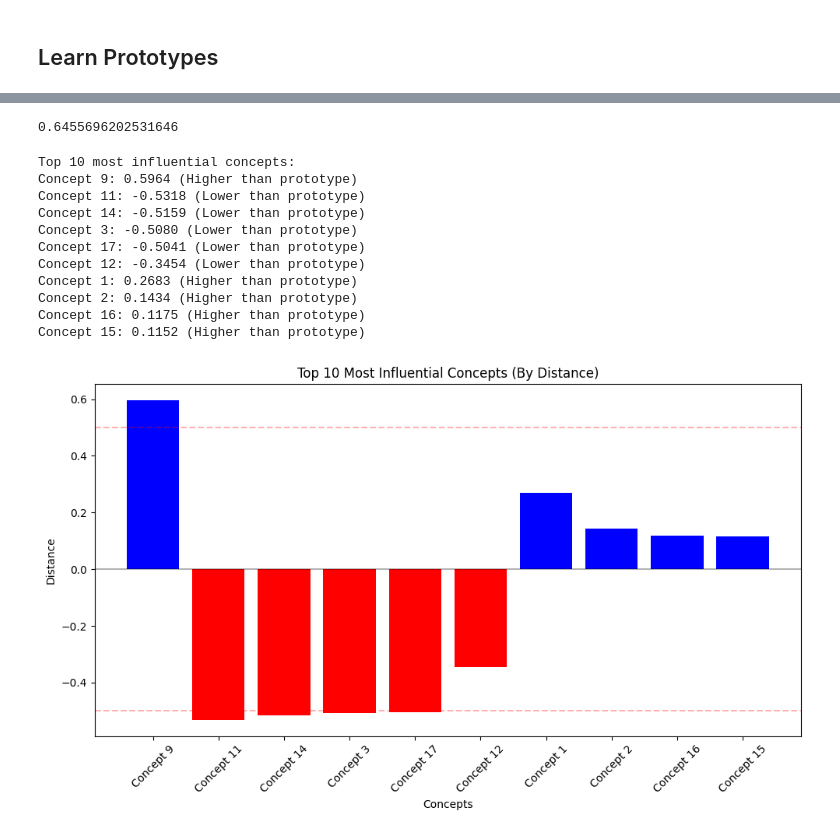
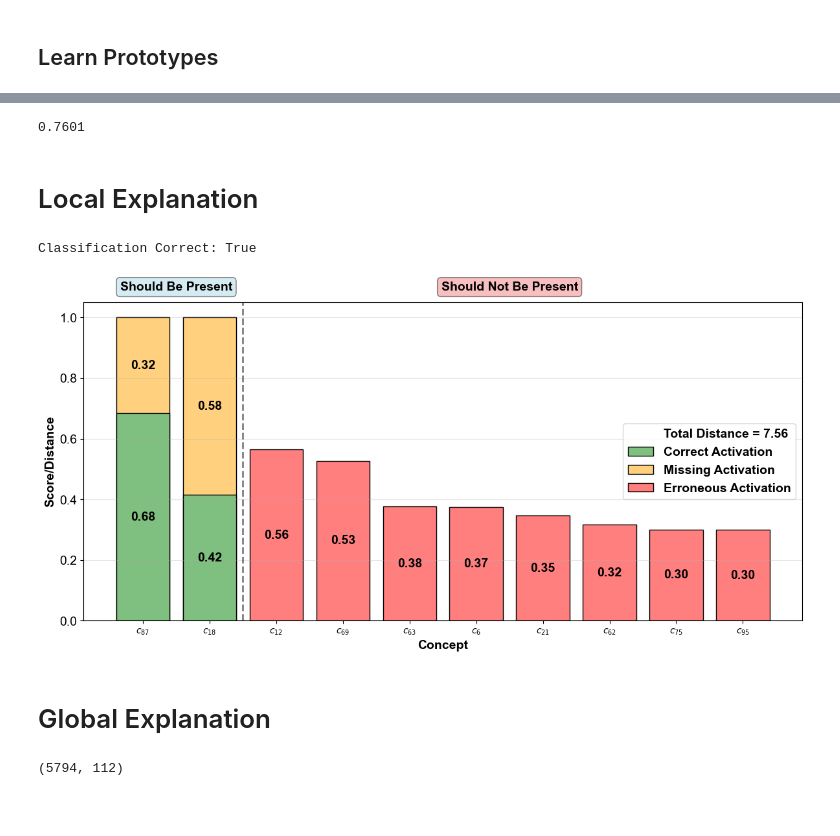
Before and after one commit to patbarry29/clpc-cbm-model, a Jupyter notebook: notebook/phase_2_with_explanation.ipynb, the cells around one changed output, grey strips where cells are left out. Drawn from its saved outputs; the diff is of its cells as text; code cells hidden in the pictures; blank space fills up the shorter version.

Commit message:
implement local and global explanation methods

```diff
--- a/notebook/phase_2_with_explanation.ipynb
+++ b/notebook/phase_2_with_explanation.ipynb
@@ -1,6 +1,6 @@
 # %%
 datasets = ['CUB', 'Derm7pt', 'RIVAL10']
-use_dataset = datasets[1]
+use_dataset = datasets[0]
 # %%
 import os
 import sys
@@ -325,6 +121,6 @@ Best accuracy of 57.63% achieved at epoch 20
 # %%
 real_labels = Y_test.argmax(dim=1)
 predictions = model.predict(X_test)
-(predictions == real_labels).sum().item()/len(predictions)
+round((predictions == real_labels).sum().item()/len(predictions), 4)
 # %% [output]
-0.6455696202531646
+0.7601
@@ -334,55 +127,12 @@ dists = model.explanation(X_test[0], None)
-# %%
-import matplotlib.pyplot as plt
-
-# Convert tensor to numpy for easier visualization
-dists_np = dists[0].cpu().detach().numpy()
-
-# Sort the data by absolute distance values (largest distances first)
-sorted_indices = np.argsort(np.abs(dists_np))[::-1]
-sorted_dists = dists_np[sorted_indices]
-
-# Take only the top 10 most important concepts
-top_k = 10
-sorted_indices = sorted_indices[:top_k]
-sorted_dists = sorted_dists[:top_k]
-
-# Create concept names
-sorted_concept_names = [f"Concept {i+1}" for i in sorted_indices]
-
-# Create a color map (red for negative, blue for positive)
-colors = ['red' if x < 0 else 'blue' for x in sorted_dists]
-
-# Create a bar plot with sorted values
-plt.figure(figsize=(10, 6))
-plt.bar(range(len(sorted_dists)), sorted_dists, color=colors)
-plt.xticks(range(len(sorted_dists)), sorted_concept_names, rotation=45)
-plt.title("Top 10 Most Influential Concepts (By Distance)")
-plt.xlabel("Concepts")
-plt.ylabel("Distance")
-plt.axhline(y=0, color='black', linestyle='-', alpha=0.3)
-plt.axhline(y=0.5, color='red', linestyle='--', alpha=0.3, label='False Positive')
-plt.axhline(y=-0.5, color='red', linestyle='--', alpha=0.3, label='False Negative')
-plt.tight_layout()
-
-# Print the top most influential concepts
-print("Top 10 most influential concepts:")
-for i in range(len(sorted_indices)):
-    idx = sorted_indices[i]
-    value = dists_np[idx]
-    direction = "Higher than prototype" if value > 0 else "Lower than prototype"
-    print(f"Concept {idx+1}: {value:.4f} ({direction})")
-
-plt.show()
-# %% [output]
-Top 10 most influential concepts:
-Concept 9: 0.5964 (Higher than prototype)
-Concept 11: -0.5318 (Lower than prototype)
-Concept 14: -0.5159 (Lower than prototype)
-Concept 3: -0.5080 (Lower than prototype)
-Concept 17: -0.5041 (Lower than prototype)
-Concept 12: -0.3454 (Lower than prototype)
-Concept 1: 0.2683 (Higher than prototype)
-Concept 2: 0.1434 (Higher than prototype)
-Concept 16: 0.1175 (Higher than prototype)
-Concept 15: 0.1152 (Higher than prototype)
-[figure, removed]
+# %% [markdown]
+# Local Explanation
+# %%
+# CUB: 17 and 18 are interesting
+idx = 18
+
+dists = model.explanation(X_test[idx], real_labels[idx])
+# %% [output]
+Classification Correct: True
+[figure, added]
+# %% [markdown]
+# Global Explanation
@@ -388,0 +143,4 @@ Concept 15: 0.1152 (Higher than prototype)
+# %%
+uncertainty_matrix.shape
+# %% [output]
+(5794, 112)
```
Also changed, not shown: parts of 43 cells of this notebook.
